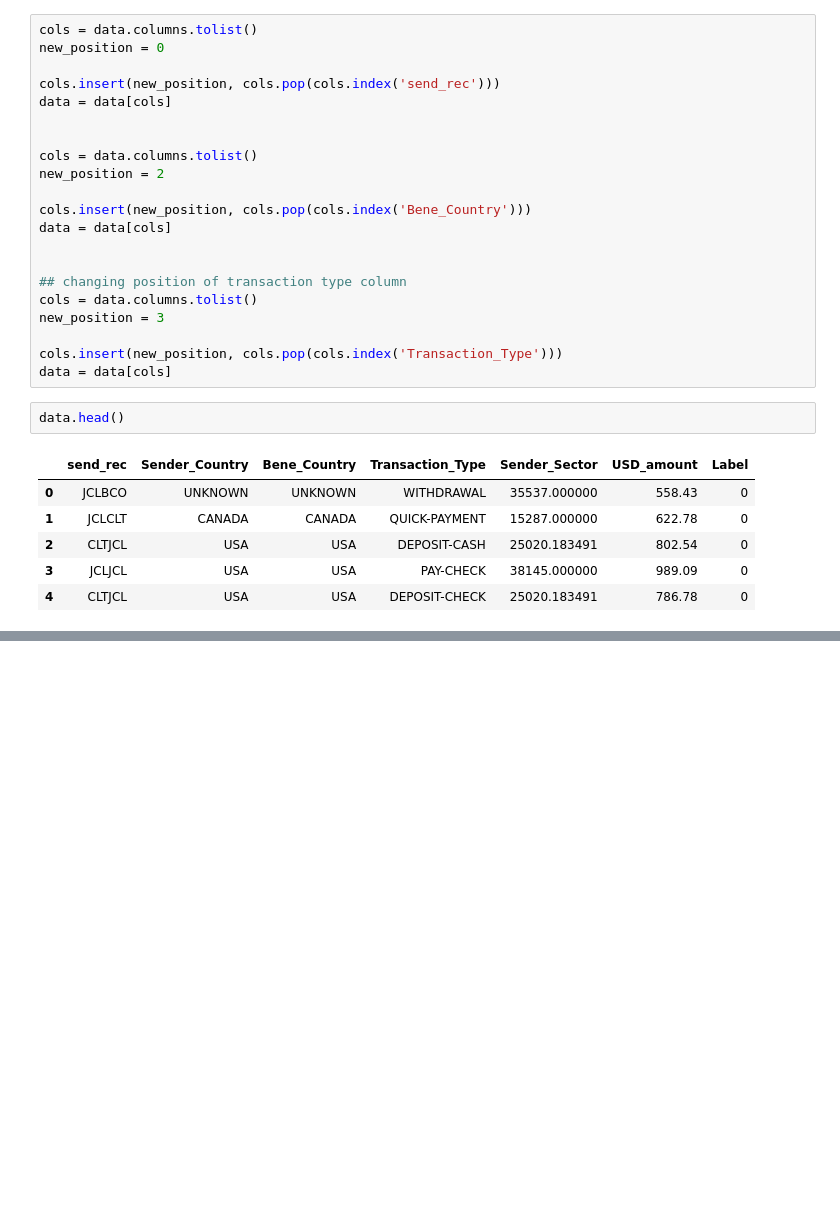
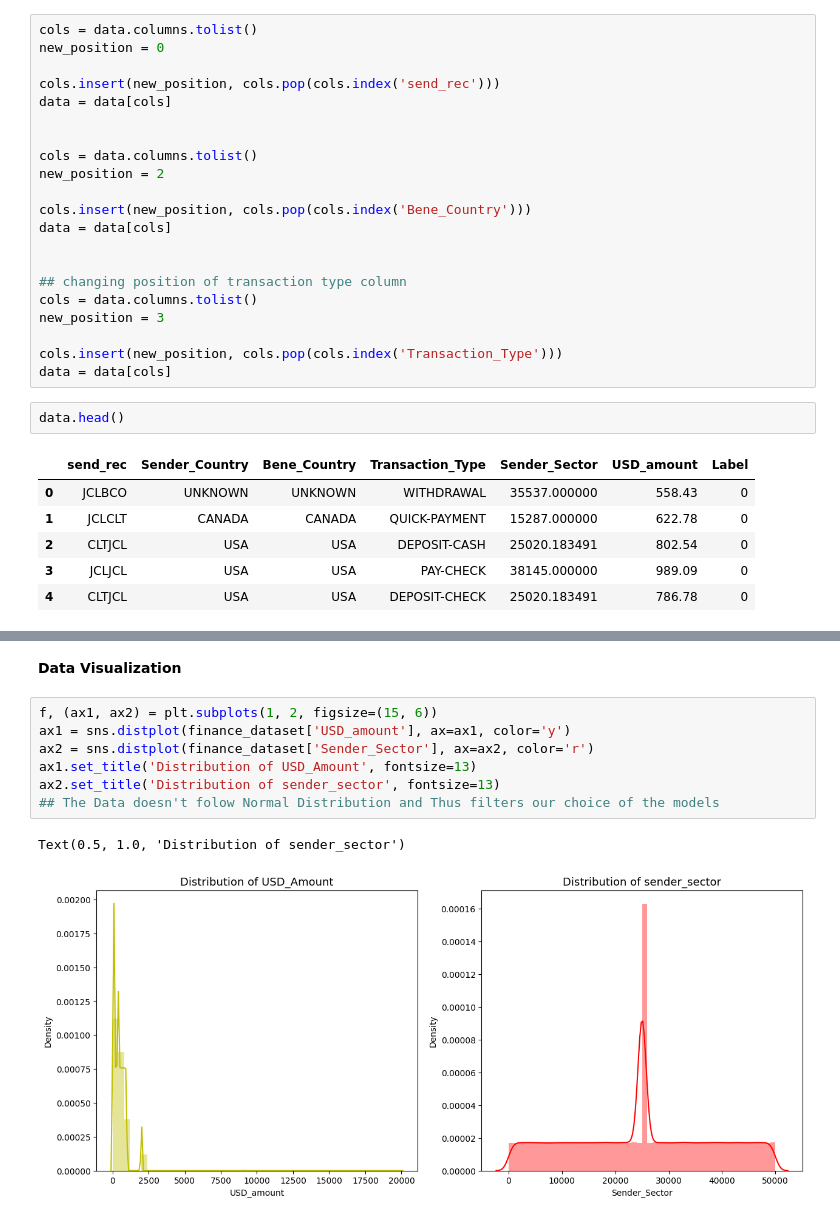
Before and after one commit to utsavudit/FinGuard, a Jupyter notebook: FinGuard/finguard_main.ipynb, the cells around one changed output, grey strips where cells are left out. Saved outputs shown, nothing was run; the diff lists cells and outputs as text; blank space fills up the shorter version.

```diff
--- a/FinGuard/finguard_main.ipynb
+++ b/FinGuard/finguard_main.ipynb
@@ -578,0 +680,12 @@ data.head()
+# %% [markdown]
+**Data Visualization**
+# %%
+f, (ax1, ax2) = plt.subplots(1, 2, figsize=(15, 6))
+ax1 = sns.distplot(finance_dataset['USD_amount'], ax=ax1, color='y')
+ax2 = sns.distplot(finance_dataset['Sender_Sector'], ax=ax2, color='r')
+ax1.set_title('Distribution of USD_Amount', fontsize=13)
+ax2.set_title('Distribution of sender_sector', fontsize=13)
+## The Data doesn't folow Normal Distribution and Thus filters our choice of the models
+# %% [output]
+Text(0.5, 1.0, 'Distribution of sender_sector')
+[figure, added]
```
Also changed, not shown: parts of 38 cells of this notebook.
